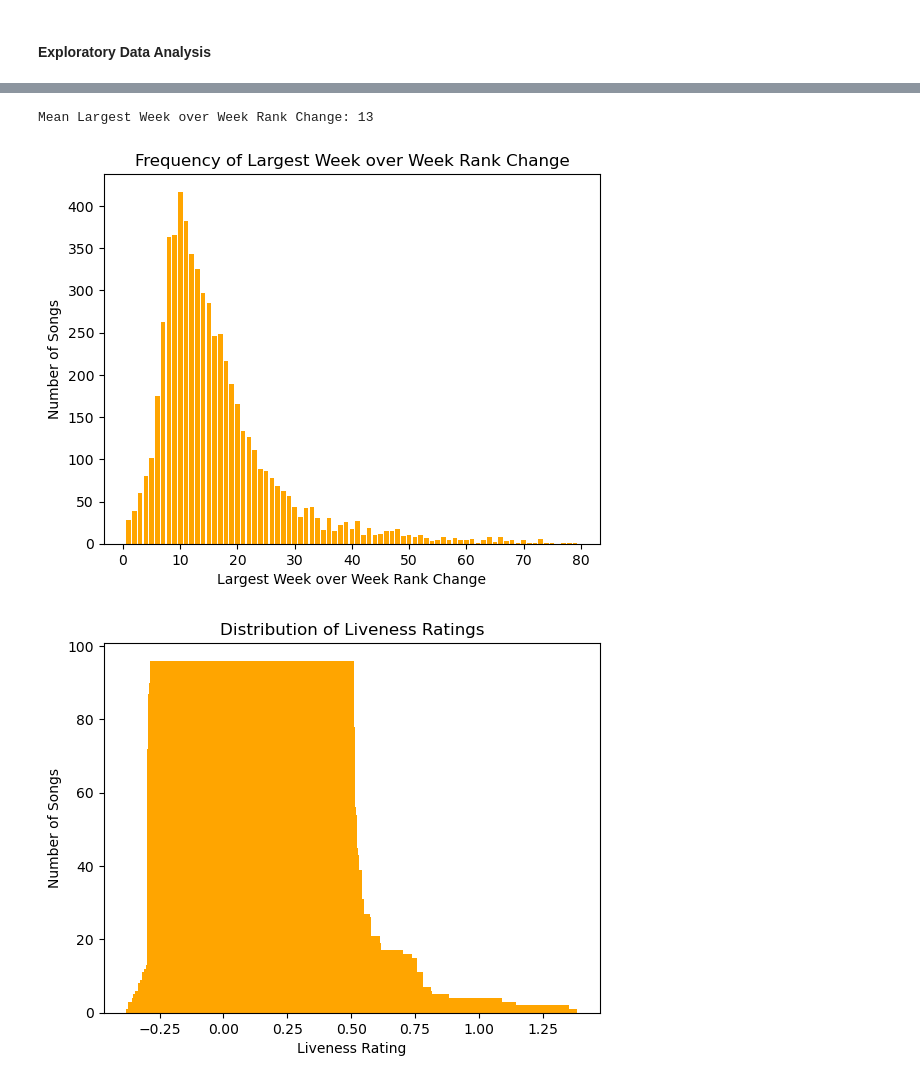
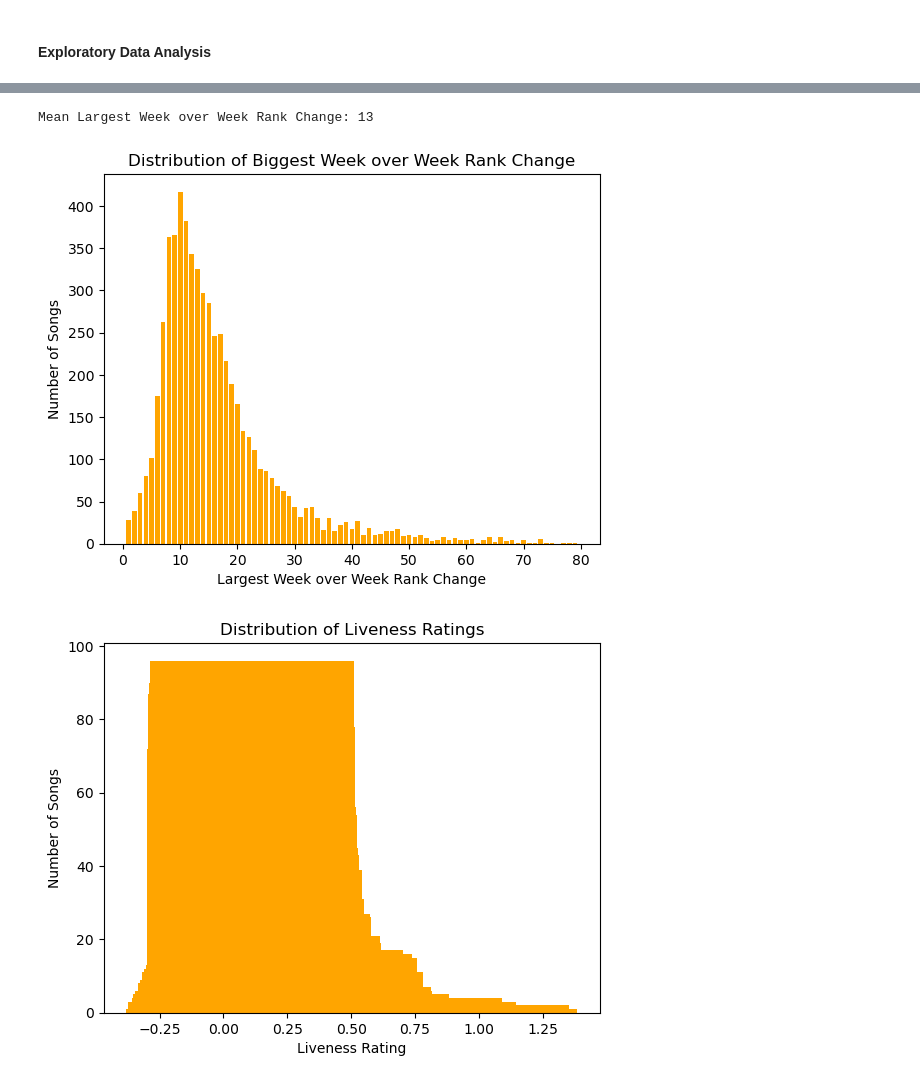
Before and after one commit to marhas109/MH_DS_Capstone_Project_2, a Jupyter notebook: MH_DS_Capstone_Proj2.ipynb, the cells around one changed output, grey strips where cells are left out. Drawn from its saved outputs; the diff is of its cells as text; code cells hidden in the pictures.

```diff
--- a/MH_DS_Capstone_Proj2.ipynb
+++ b/MH_DS_Capstone_Proj2.ipynb
@@ -135,18 +127,18 @@ plt.show()
 # %%
 max_rank_change = df_clean_withgenre['Max_Rank_Change'].value_counts()
 df_max_rank_change = pd.DataFrame(max_rank_change)
 df_max_rank_change = df_max_rank_change.reset_index()
 df_max_rank_change = df_max_rank_change[df_max_rank_change['Max_Rank_Change'] > 0]
 print(f"Mean Largest Week over Week Rank Change: {df_clean_withgenre['Max_Rank_Change'].mean():.0f}")
 
 plt.bar(df_max_rank_change['Max_Rank_Change'], df_max_rank_change['count'], color='orange')
 plt.xlabel('Largest Week over Week Rank Change')
 plt.ylabel('Number of Songs')
-plt.title('Frequency of Largest Week over Week Rank Change')
+plt.title('Distribution of Biggest Week over Week Rank Change')
 plt.show()
 # %% [output]
 Mean Largest Week over Week Rank Change: 13
-[figure, old version]
+[figure, new version]
 # %%
 liveness_dist = df_clean_withgenre['liveness'].value_counts()
 df_liveness_dist = pd.DataFrame(liveness_dist)
```
Also changed, not shown: parts of 2 cells of this notebook.
